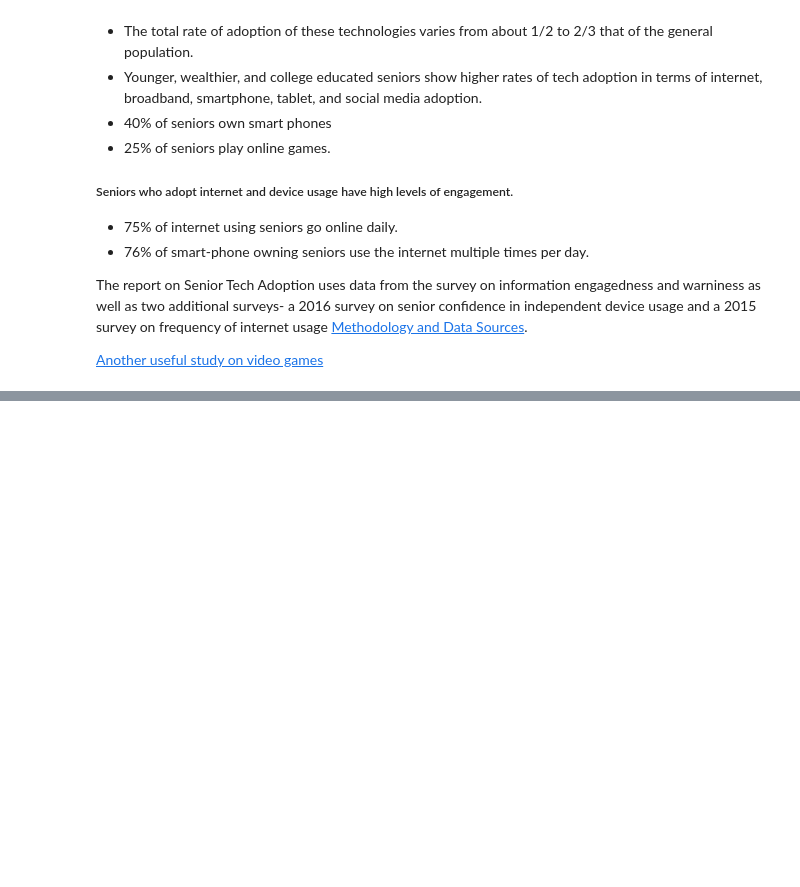
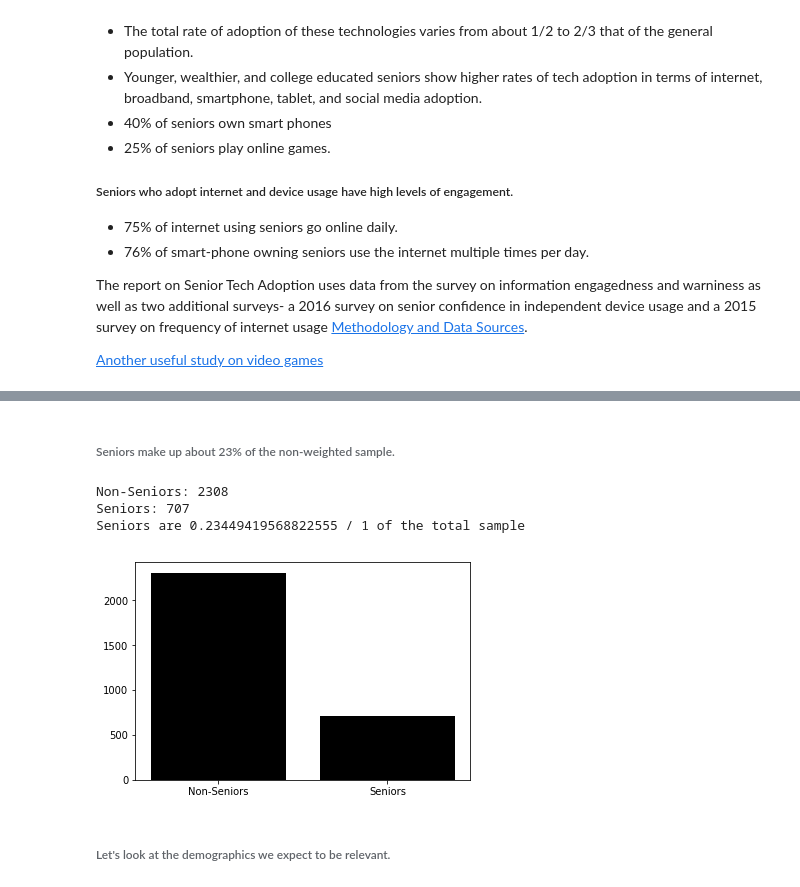
Before and after one commit to swfisher/springboard, a Jupyter notebook: capstone_2/market_research.ipynb, the cells around one changed output, grey strips where cells are left out. Saved outputs shown, nothing was run; the diff lists cells and outputs as text; code cells hidden in the pictures; blank space fills up the shorter version.

```diff
--- a/capstone_2/market_research.ipynb
+++ b/capstone_2/market_research.ipynb
@@ -100,0 +228,24 @@ plt.show()
+# %% [markdown]
+###### Seniors make up about 23% of the non-weighted sample.
+# %%
+mask = data['age'] > 65
+num_seniors = data[mask]['standwt'].count()
+num_other = data[~ mask]['standwt'].count()
+
+plt.bar(left=[0,1],
+        height=[num_seniors,num_other][::-1],
+        tick_label=['Seniors','Non-Seniors'][::-1],
+        color="black")
+
+print("Non-Seniors: {}".format(num_other))
+print("Seniors: {}".format(num_seniors))
+print("Seniors are {} / 1 of the total sample".format(num_seniors/(num_other+num_seniors)))
+
+plt.show()
+# %% [output]
+Non-Seniors: 2308
+Seniors: 707
+Seniors are 0.23449419568822555 / 1 of the total sample
+[figure, added]
+# %% [markdown]
+###### Let's look at the demographics we expect to be relevant.
```
Also changed, not shown: parts of 26 cells of this notebook, 2 other files.
